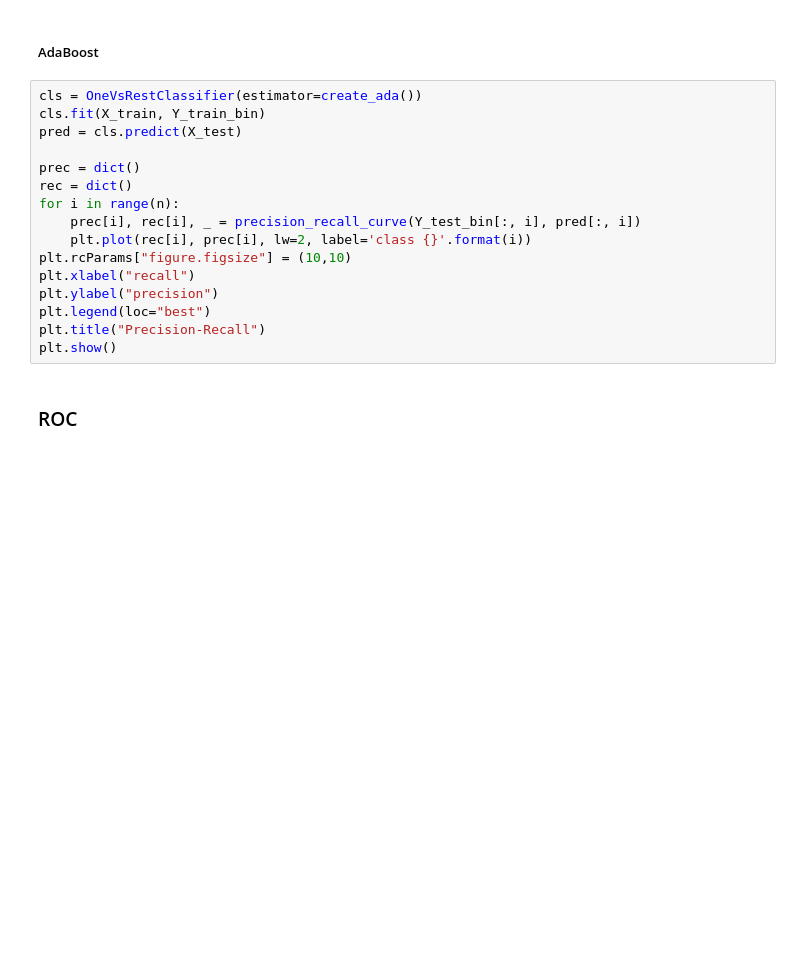
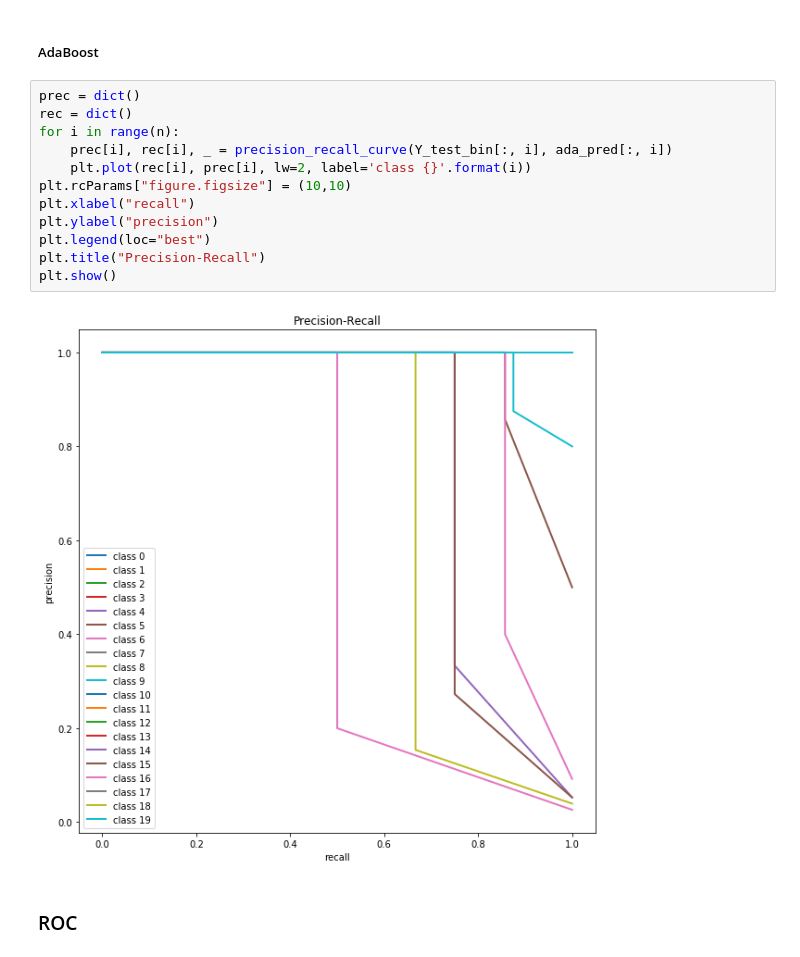
Before and after one commit to pszemkor/ML-AdaBoost-NN-comparison, a Jupyter notebook: ML-proj.ipynb, the cells around one changed output. Saved outputs shown, nothing was run; the diff lists cells and outputs as text; blank space fills up the shorter version.

```diff
--- a/ML-proj.ipynb
+++ b/ML-proj.ipynb
@@ -274,21 +264,19 @@ plt.show()
 # %% [markdown]
 #####  AdaBoost
 # %%
-cls = OneVsRestClassifier(estimator=create_ada())
-cls.fit(X_train, Y_train_bin)
-pred = cls.predict(X_test)
-
 prec = dict()
 rec = dict()
 for i in range(n):
-    prec[i], rec[i], _ = precision_recall_curve(Y_test_bin[:, i], pred[:, i])
+    prec[i], rec[i], _ = precision_recall_curve(Y_test_bin[:, i], ada_pred[:, i])
     plt.plot(rec[i], prec[i], lw=2, label='class {}'.format(i))
 plt.rcParams["figure.figsize"] = (10,10)
 plt.xlabel("recall")
 plt.ylabel("precision")
 plt.legend(loc="best")
 plt.title("Precision-Recall")
 plt.show()
+# %% [output]
+[figure, added]
 # %% [markdown]
 ### ROC
 # %% [markdown]
```
Also changed, not shown: parts of 18 cells of this notebook.
